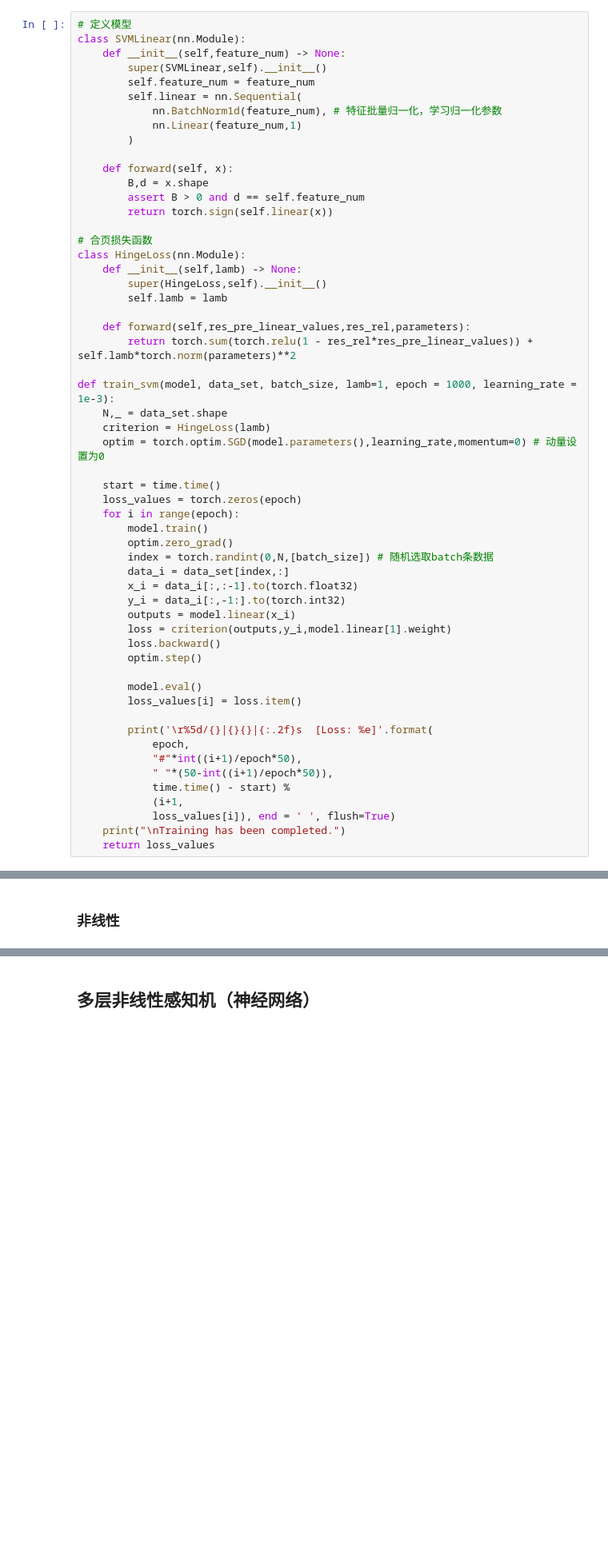
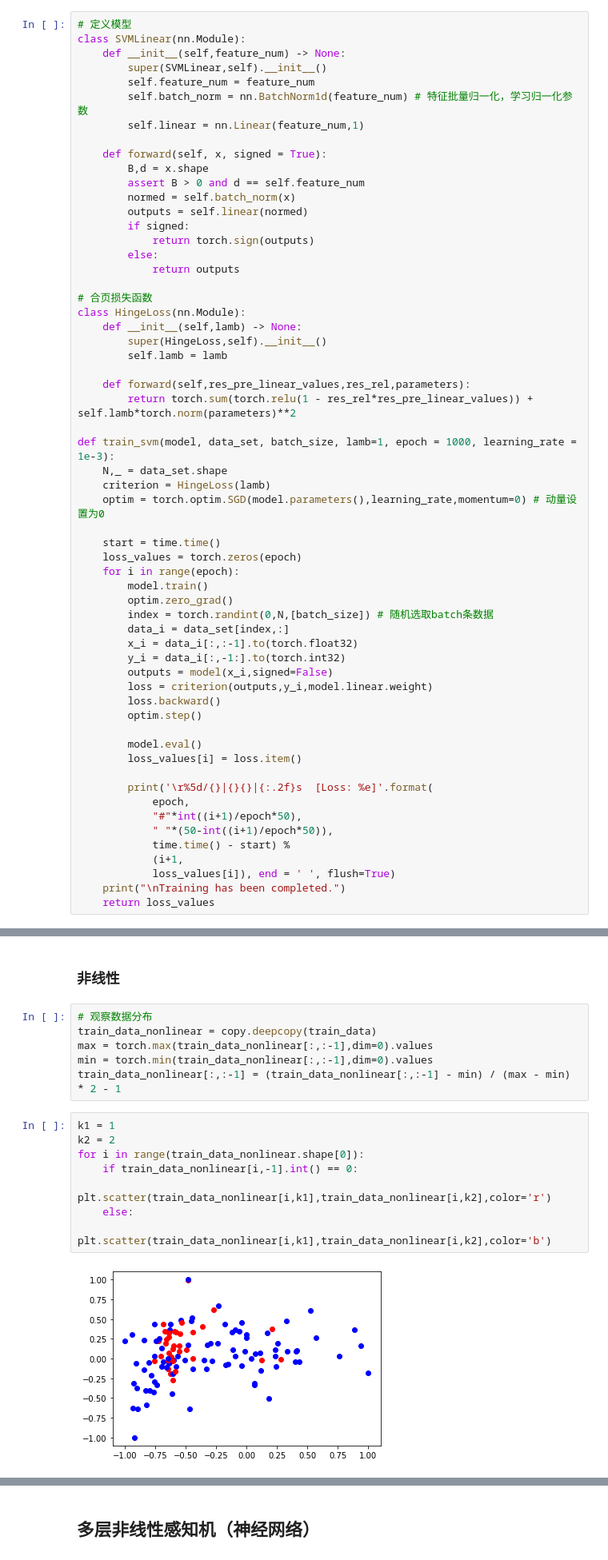
Before and after one commit to WANGH950/Statistical-Machine-Learning, a Jupyter notebook: 2ST/experiment.ipynb, the cells around one changed output, grey strips where cells are left out. Shown at 80% size. Drawn from its saved outputs; the diff is of its cells as text; blank space fills up the shorter version.

```diff
--- a/2ST/experiment.ipynb
+++ b/2ST/experiment.ipynb
@@ -441,15 +441,18 @@ class SVMLinear(nn.Module):
     def __init__(self,feature_num) -> None:
         super(SVMLinear,self).__init__()
         self.feature_num = feature_num
-        self.linear = nn.Sequential(
-            nn.BatchNorm1d(feature_num), # 特征批量归一化，学习归一化参数
-            nn.Linear(feature_num,1)
-        )
+        self.batch_norm = nn.BatchNorm1d(feature_num) # 特征批量归一化，学习归一化参数
+        self.linear = nn.Linear(feature_num,1)
 
-    def forward(self, x):
+    def forward(self, x, signed = True):
         B,d = x.shape
         assert B > 0 and d == self.feature_num
-        return torch.sign(self.linear(x))
+        normed = self.batch_norm(x)
+        outputs = self.linear(normed)
+        if signed:
+            return torch.sign(outputs)
+        else:
+            return outputs
 
 # 合页损失函数
 class HingeLoss(nn.Module):
@@ -474,8 +477,8 @@ def train_svm(model, data_set, batch_size, lamb=1, epoch = 1000, learning_rate =
         data_i = data_set[index,:]
         x_i = data_i[:,:-1].to(torch.float32)
         y_i = data_i[:,-1:].to(torch.int32)
-        outputs = model.linear(x_i)
-        loss = criterion(outputs,y_i,model.linear[1].weight)
+        outputs = model(x_i,signed=False)
+        loss = criterion(outputs,y_i,model.linear.weight)
         loss.backward()
         optim.step()
 
@@ -599,2 +602,18 @@ tensor(0.9630)
 # %% [markdown]
 ### 非线性
+# %%
+# 观察数据分布
+train_data_nonlinear = copy.deepcopy(train_data)
+max = torch.max(train_data_nonlinear[:,:-1],dim=0).values
+min = torch.min(train_data_nonlinear[:,:-1],dim=0).values
+train_data_nonlinear[:,:-1] = (train_data_nonlinear[:,:-1] - min) / (max - min) * 2 - 1
+# %%
+k1 = 1
+k2 = 2
+for i in range(train_data_nonlinear.shape[0]):
+    if train_data_nonlinear[i,-1].int() == 0:
+        plt.scatter(train_data_nonlinear[i,k1],train_data_nonlinear[i,k2],color='r')
+    else:
+        plt.scatter(train_data_nonlinear[i,k1],train_data_nonlinear[i,k2],color='b')
+# %% [output]
+[figure, added]
```
Also changed, not shown: parts of 38 cells of this notebook.
